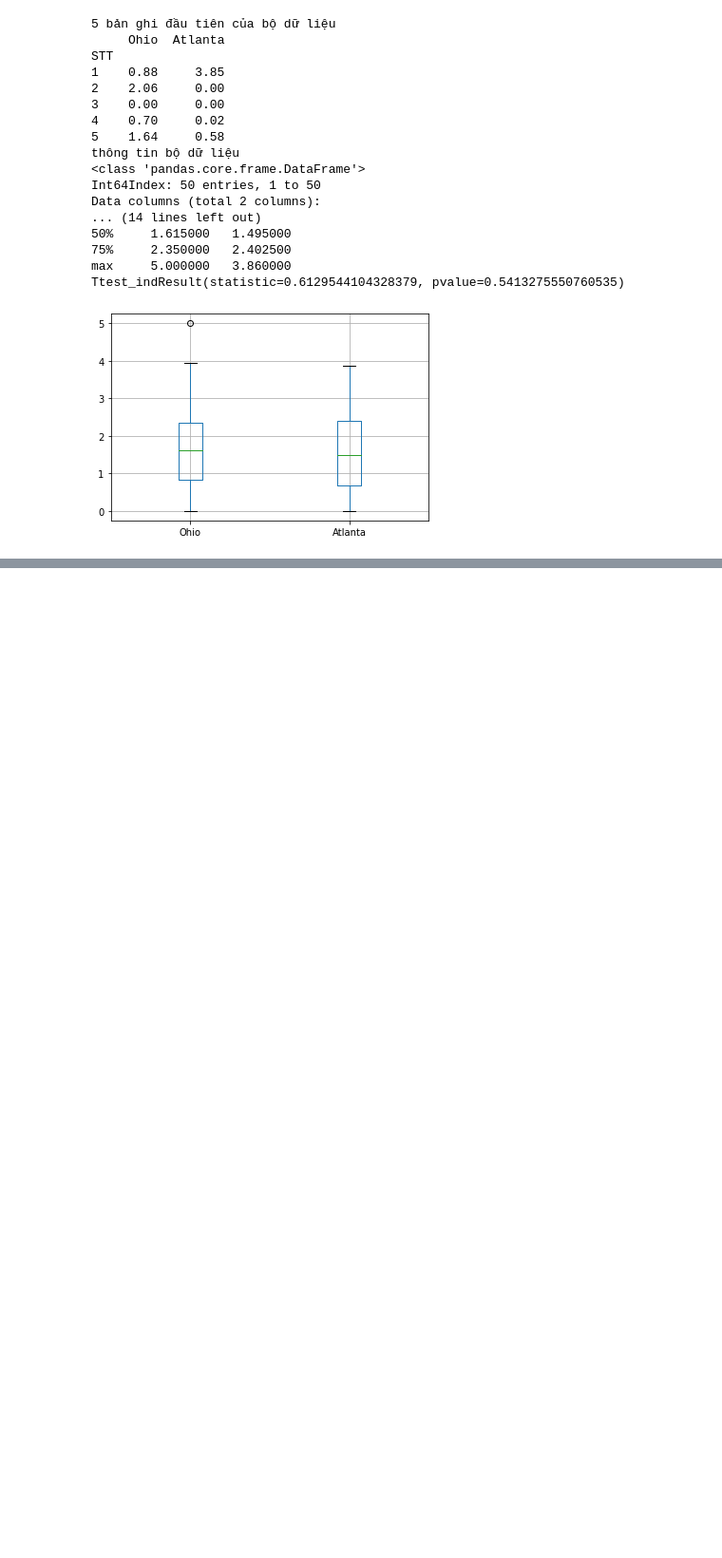
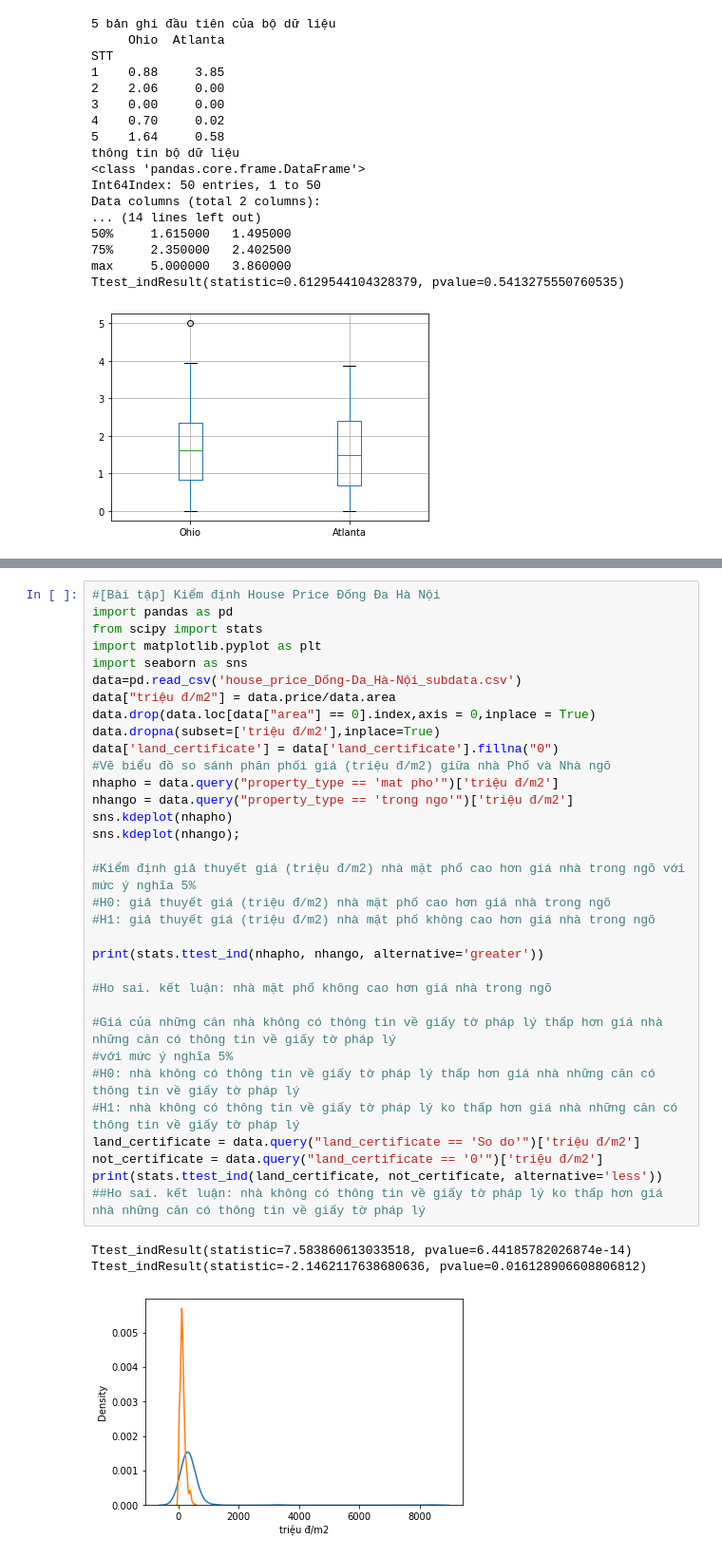
Before and after one commit to KimKieu123/DA30092022, a Jupyter notebook: BT Learn 1.ipynb, the cells around one changed output, grey strips where cells are left out. Shown: that part at 95% size. Cells and saved outputs as stored; diff of their text form; blank space fills up the shorter version.

```diff
--- a/BT Learn 1.ipynb
+++ b/BT Learn 1.ipynb
@@ -200,0 +196,37 @@ array(['Asia', 'Europe', 'Africa', 'South America', 'Oceania',
+# %%
+#[Bài tập] Kiểm định House Price Đống Đa Hà Nội
+import pandas as pd
+from scipy import stats
+import matplotlib.pyplot as plt
+import seaborn as sns
+data=pd.read_csv('house_price_Dống-Da_Hà-Nội_subdata.csv')
+data["triệu đ/m2"] = data.price/data.area
+data.drop(data.loc[data["area"] == 0].index,axis = 0,inplace = True)
+data.dropna(subset=['triệu đ/m2'],inplace=True)
+data['land_certificate'] = data['land_certificate'].fillna("0")
+#Vẽ biểu đồ so sánh phân phối giá (triệu đ/m2) giữa nhà Phố và Nhà ngõ
+nhapho = data.query("property_type == 'mat pho'")['triệu đ/m2']
+nhango = data.query("property_type == 'trong ngo'")['triệu đ/m2']
+sns.kdeplot(nhapho)
+sns.kdeplot(nhango);
+
+#Kiểm định giả thuyết giá (triệu đ/m2) nhà mặt phố cao hơn giá nhà trong ngõ với mức ý nghĩa 5%
+#H0: giả thuyết giá (triệu đ/m2) nhà mặt phố cao hơn giá nhà trong ngõ
+#H1: giả thuyết giá (triệu đ/m2) nhà mặt phố không cao hơn giá nhà trong ngõ
+
+print(stats.ttest_ind(nhapho, nhango, alternative='greater'))
+
+#Ho sai. kết luận: nhà mặt phố không cao hơn giá nhà trong ngõ
+
+#Giá của những căn nhà không có thông tin về giấy tờ pháp lý thấp hơn giá nhà những căn có thông tin về giấy tờ pháp lý
+#với mức ý nghĩa 5%
+#H0: nhà không có thông tin về giấy tờ pháp lý thấp hơn giá nhà những căn có thông tin về giấy tờ pháp lý
+#H1: nhà không có thông tin về giấy tờ pháp lý ko thấp hơn giá nhà những căn có thông tin về giấy tờ pháp lý
+land_certificate = data.query("land_certificate == 'So do'")['triệu đ/m2']
+not_certificate = data.query("land_certificate == '0'")['triệu đ/m2']
+print(stats.ttest_ind(land_certificate, not_certificate, alternative='less'))
+##Ho sai. kết luận: nhà không có thông tin về giấy tờ pháp lý ko thấp hơn giá nhà những căn có thông tin về giấy tờ pháp lý
+# %% [output]
+Ttest_indResult(statistic=7.583860613033518, pvalue=6.44185782026874e-14)
+Ttest_indResult(statistic=-2.1462117638680636, pvalue=0.016128906608806812)
+[figure, added]
```
Also changed, not shown: parts of 6 cells of this notebook.
